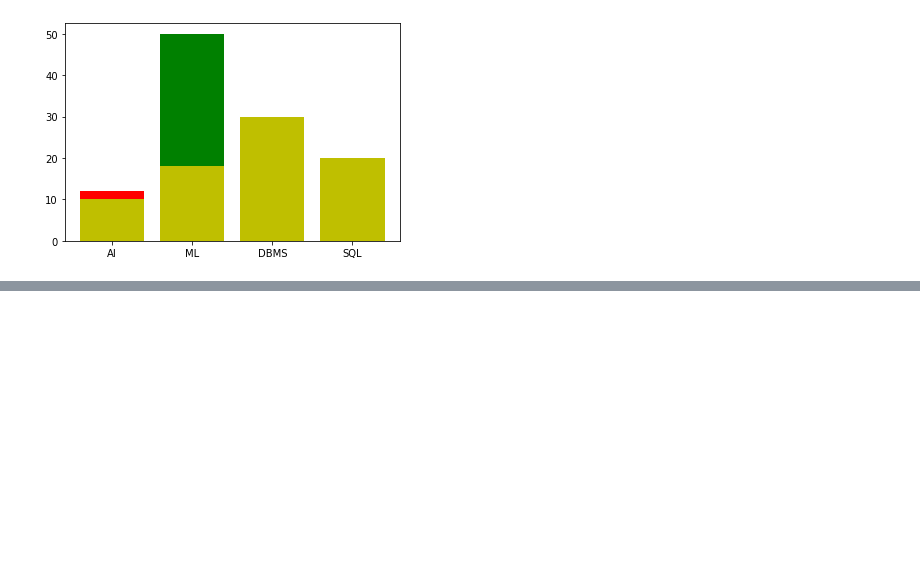
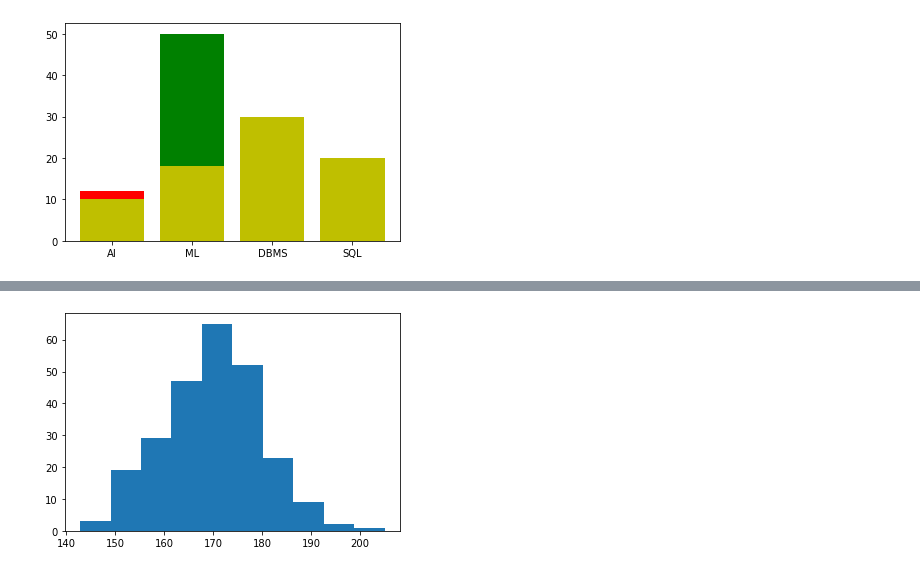
Before and after one commit to ankittrajj/Python_with_DATA_Analysis, a Jupyter notebook: Matplotlib.ipynb, the cells around one changed output, grey strips where cells are left out. Cells and saved outputs as stored; diff of their text form; code cells hidden in the pictures; blank space fills up the shorter version.

```diff
--- a/Matplotlib.ipynb
+++ b/Matplotlib.ipynb
@@ -94,0 +124,7 @@ plt.bar (subject, m3,color='y')
+# %%
+x = np.random.normal(170, 10, 250)
+
+plt.hist(x)
+plt.show()
+# %% [output]
+[figure, added]
```
Also changed, not shown: parts of 5 cells of this notebook.
